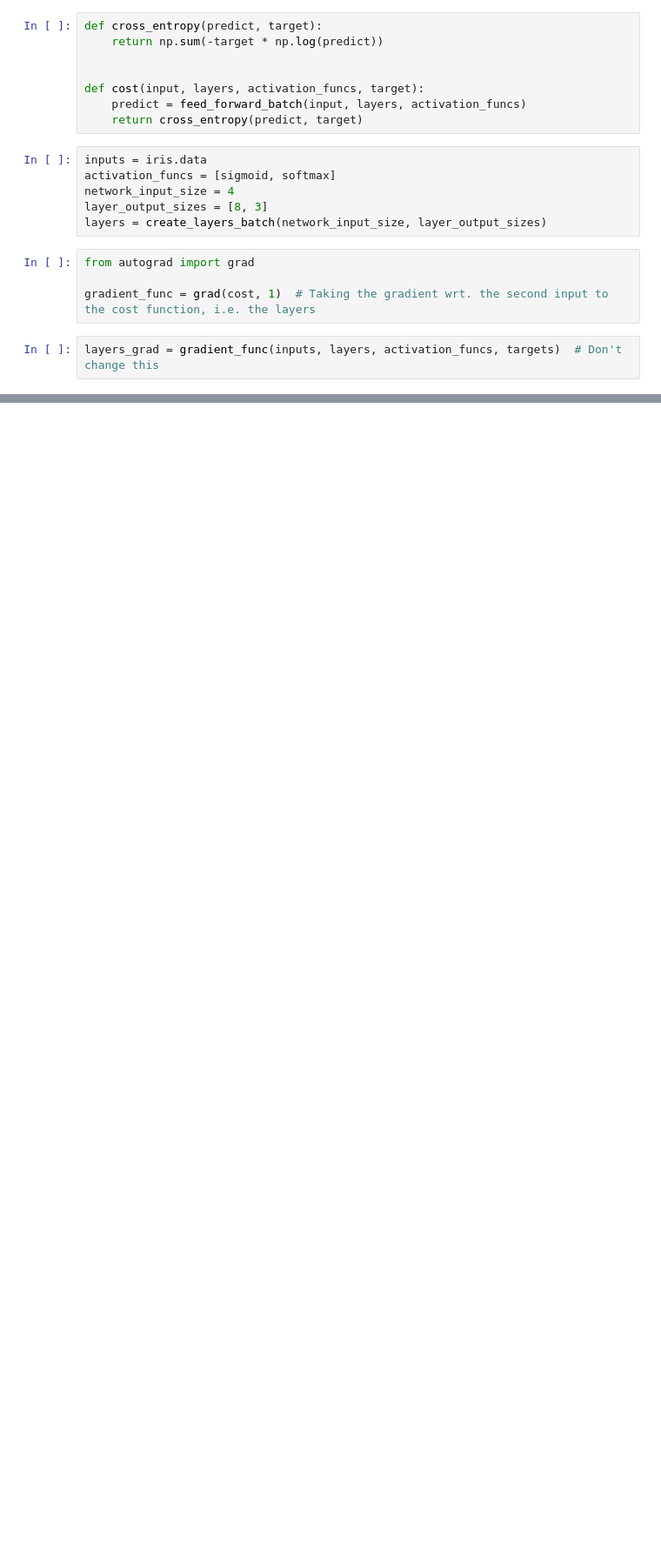
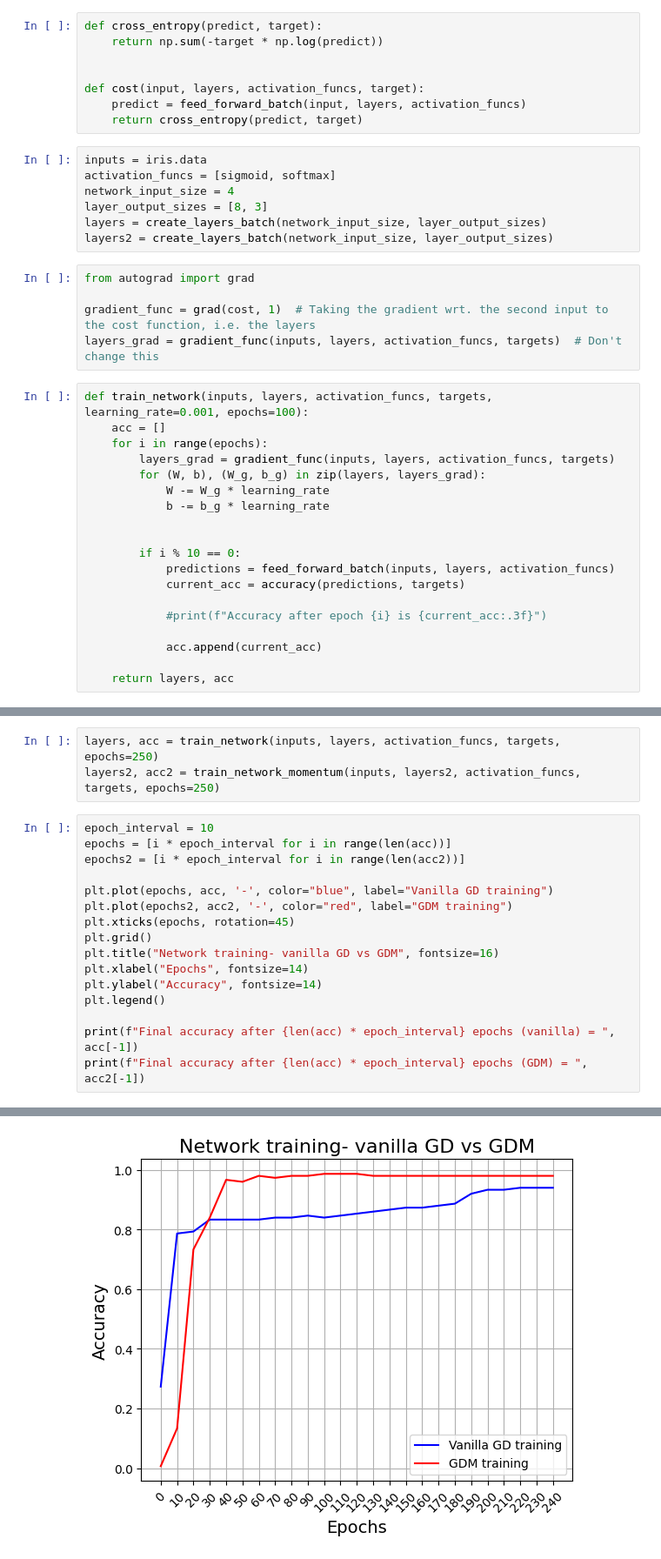
Before and after one commit to EiHol/FYSSTK3155, a Jupyter notebook: Week41/Testing_W41.ipynb, the cells around one changed output, grey strips where cells are left out. Shown at 87% size. Saved outputs shown, nothing was run; the diff lists cells and outputs as text; blank space fills up the shorter version.

```diff
--- a/Week41/Testing_W41.ipynb
+++ b/Week41/Testing_W41.ipynb
@@ -106,9 +110,28 @@ activation_funcs = [sigmoid, softmax]
 network_input_size = 4
 layer_output_sizes = [8, 3]
 layers = create_layers_batch(network_input_size, layer_output_sizes)
+layers2 = create_layers_batch(network_input_size, layer_output_sizes)
 # %%
 from autograd import grad
 
 gradient_func = grad(cost, 1)  # Taking the gradient wrt. the second input to the cost function, i.e. the layers
+layers_grad = gradient_func(inputs, layers, activation_funcs, targets)  # Don't change this
 # %%
-layers_grad = gradient_func(inputs, layers, activation_funcs, targets)  # Don't change this
+def train_network(inputs, layers, activation_funcs, targets, learning_rate=0.001, epochs=100):
+    acc = []
+    for i in range(epochs):
+        layers_grad = gradient_func(inputs, layers, activation_funcs, targets)
+        for (W, b), (W_g, b_g) in zip(layers, layers_grad):
+            W -= W_g * learning_rate
+            b -= b_g * learning_rate
+
+
+        if i % 10 == 0:
+            predictions = feed_forward_batch(inputs, layers, activation_funcs)
+            current_acc = accuracy(predictions, targets)
+
+            #print(f"Accuracy after epoch {i} is {current_acc:.3f}")
+
+            acc.append(current_acc)
+
+    return layers, acc
@@ -114,0 +232,20 @@ layers_grad = gradient_func(inputs, layers, activation_funcs, targets)  # Don't
+# %%
+layers, acc = train_network(inputs, layers, activation_funcs, targets, epochs=250)
+layers2, acc2 = train_network_momentum(inputs, layers2, activation_funcs, targets, epochs=250)
+# %%
+epoch_interval = 10
+epochs = [i * epoch_interval for i in range(len(acc))]
+epochs2 = [i * epoch_interval for i in range(len(acc2))]
+
+plt.plot(epochs, acc, '-', color="blue", label="Vanilla GD training")
+plt.plot(epochs2, acc2, '-', color="red", label="GDM training")
+plt.xticks(epochs, rotation=45)
+plt.grid()
+plt.title("Network training- vanilla GD vs GDM", fontsize=16)
+plt.xlabel("Epochs", fontsize=14)
+plt.ylabel("Accuracy", fontsize=14)
+plt.legend()
+
+print(f"Final accuracy after {len(acc) * epoch_interval} epochs (vanilla) = ", acc[-1])
+print(f"Final accuracy after {len(acc) * epoch_interval} epochs (GDM) = ", acc2[-1])
+# %% [output]
@@ -114,0 +254 @@ layers_grad = gradient_func(inputs, layers, activation_funcs, targets)  # Don't
+[figure, added]
```
Also changed, not shown: parts of 8 cells of this notebook, 1 other file.
